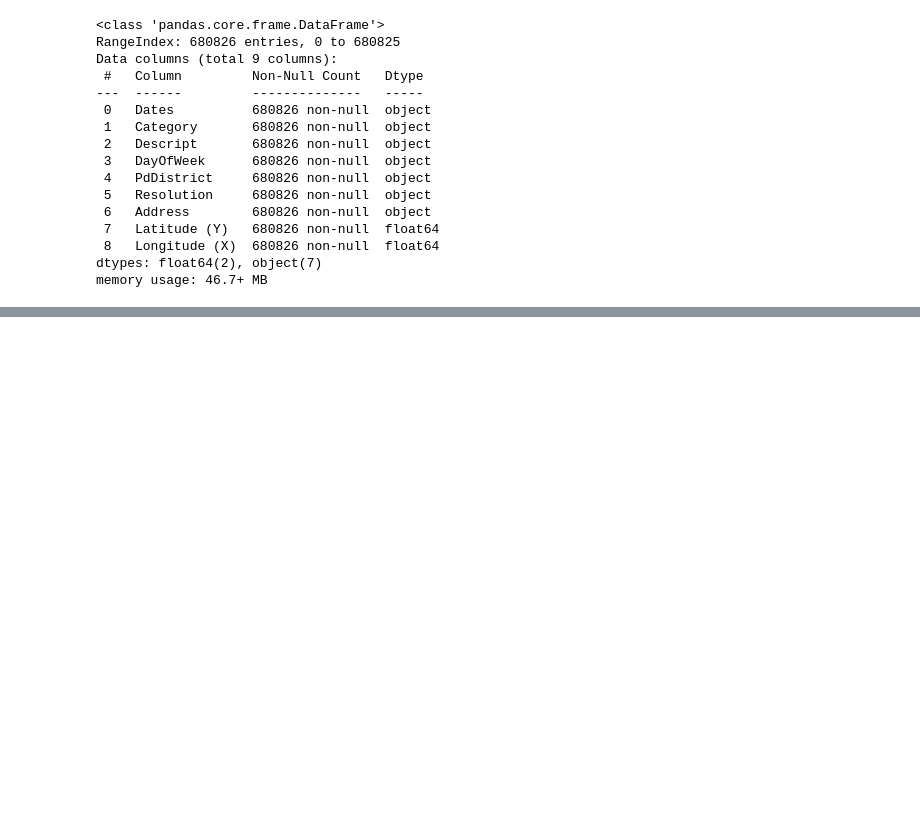
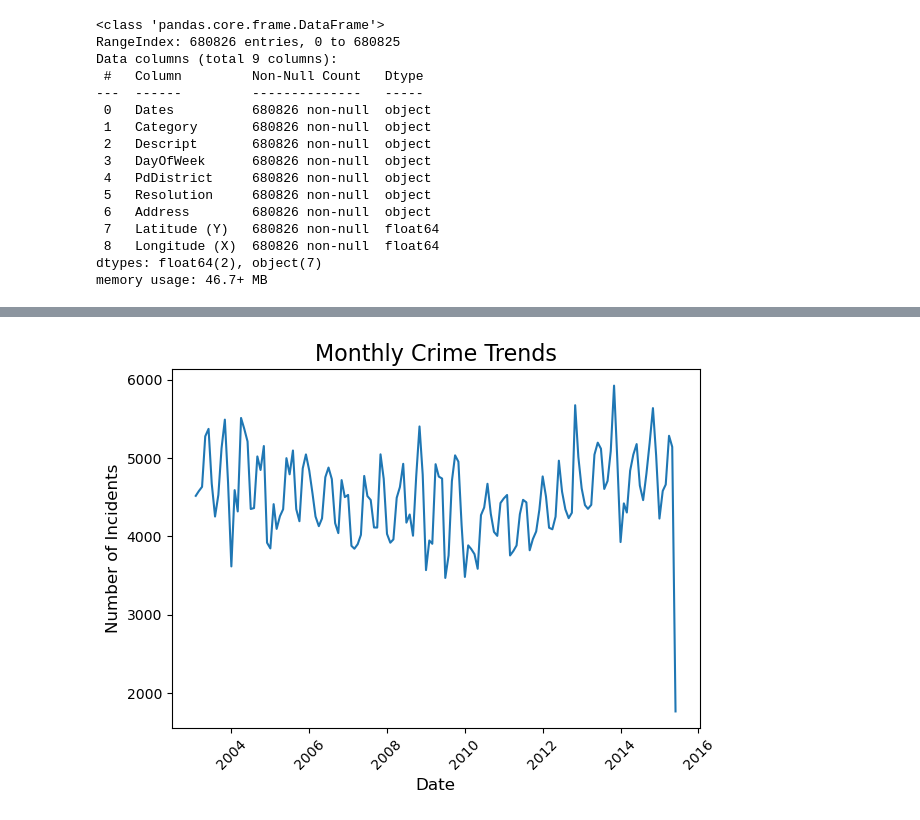
Before and after one commit to Mohad009/ML_Rihal_Codestacker_Challenge, a Jupyter notebook: crime_prediction.ipynb, the cells around one changed output, grey strips where cells are left out. Saved outputs shown, nothing was run; the diff lists cells and outputs as text; code cells hidden in the pictures; blank space fills up the shorter version.

```diff
--- a/crime_prediction.ipynb
+++ b/crime_prediction.ipynb
@@ -47,0 +105,10 @@ import matplotlib.pyplot as plt
+# %%
+monthly_crimes = crimes_data.groupby(pd.Grouper(key='Dates', freq='M')).size()
+sns.lineplot(x=monthly_crimes.index, y=monthly_crimes.values)
+plt.title('Monthly Crime Trends', fontsize=16)
+plt.xlabel('Date', fontsize=12)
+plt.ylabel('Number of Incidents', fontsize=12)
+plt.xticks(rotation=45)
+plt.tight_layout()
+# %% [output]
+[figure, added]
```
Also changed, not shown: parts of 22 cells of this notebook.
